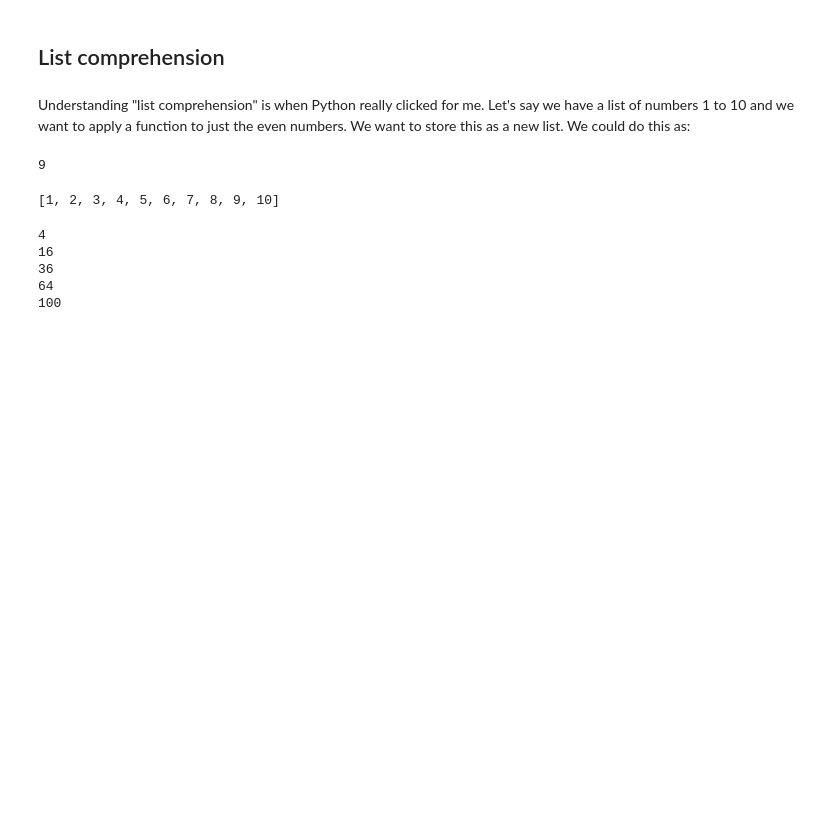
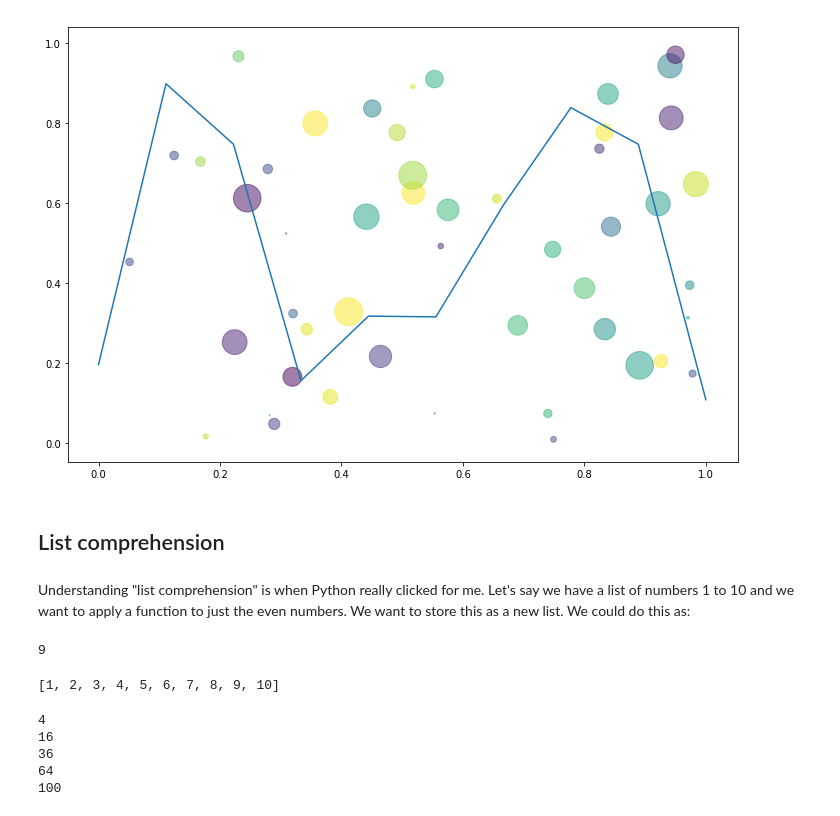
Before and after one commit to rasilab/tfcb_2018, a Jupyter notebook: lectures/lecture9/lecture9.ipynb, the cells around one changed output. Drawn from its saved outputs; the diff is of its cells as text; code cells hidden in the pictures; blank space fills up the shorter version.

```diff
--- a/lectures/lecture9/lecture9.ipynb
+++ b/lectures/lecture9/lecture9.ipynb
@@ -2,0 +45,4 @@
+# %%
+line_data = np.random.rand(10)
+# %%
+series = np.linspace(0,1,10)
@@ -3,3 +54,9 @@
+# %%
+plt.scatter(x_values, y_values, s=areas, c=colors, alpha=0.5)
+plt.plot(series, line_data)
+plt.show()
+# %% [output]
+[figure, added]
 # %% [markdown]
 ## List comprehension
 # %% [markdown]
```
Also changed, not shown: parts of 17 cells of this notebook.
